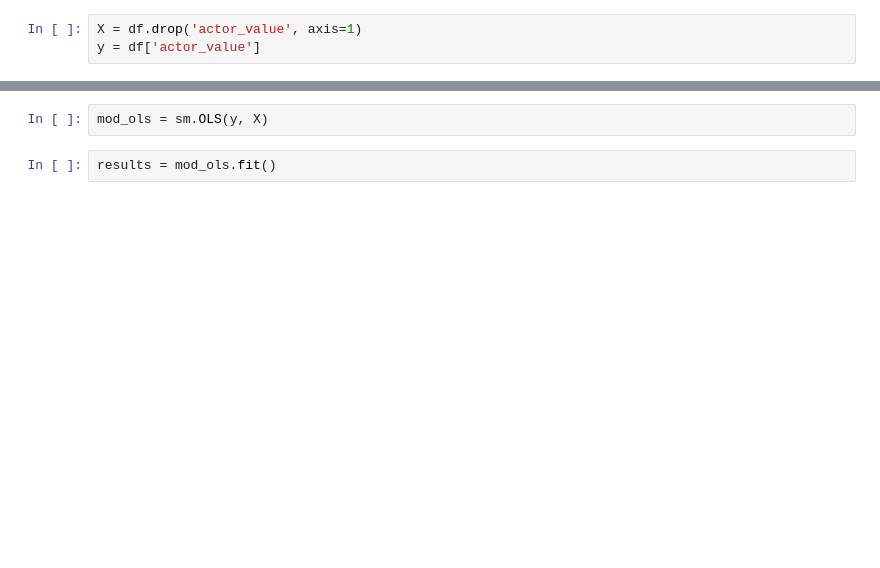
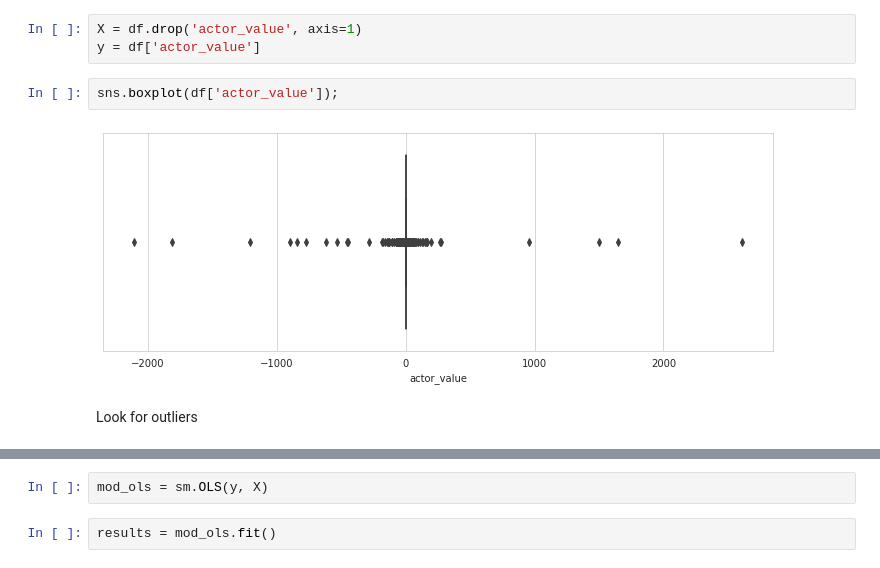
Before and after one commit to christianspybrook/springboard, a Jupyter notebook: capstones/capstone1/capstone1_in_depth_analysis_test.ipynb, the cells around one changed output, grey strips where cells are left out. Saved outputs shown, nothing was run; the diff lists cells and outputs as text; blank space fills up the shorter version.

```diff
--- a/capstones/capstone1/capstone1_in_depth_analysis_test.ipynb
+++ b/capstones/capstone1/capstone1_in_depth_analysis_test.ipynb
@@ -50,3 +64,9 @@ df.transpose()
 # %%
 X = df.drop('actor_value', axis=1)
 y = df['actor_value']
+# %%
+sns.boxplot(df['actor_value']);
+# %% [output]
+[figure, added]
+# %% [markdown]
+Look for outliers
```
Also changed, not shown: parts of 106 cells of this notebook.
